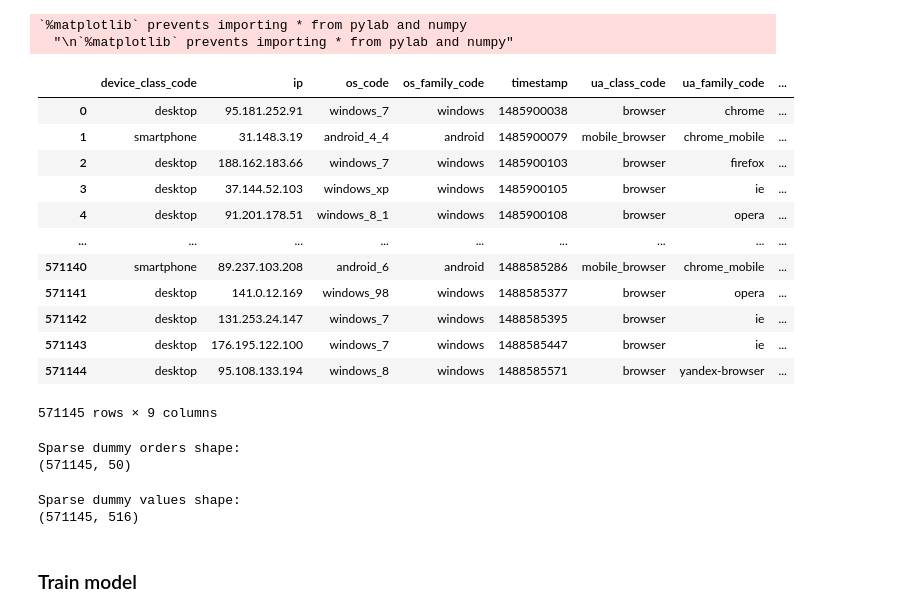
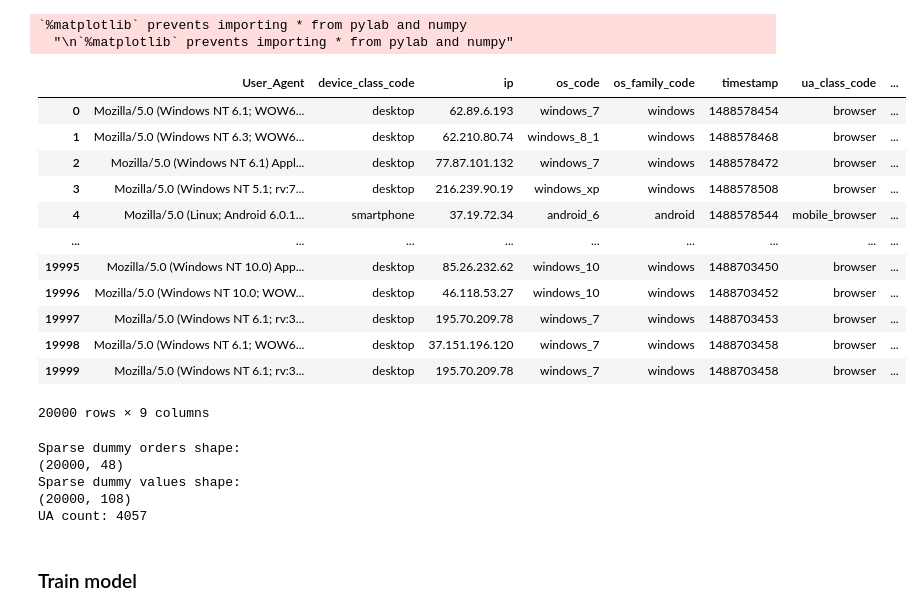
Before and after one commit to levabd/http-ml-antifraud, a Jupyter notebook: 11-TrainSampleSizeExperiment.ipynb, the cells around one changed output. Saved outputs shown, nothing was run; the diff lists cells and outputs as text; code cells hidden in the pictures.

```diff
--- a/11-TrainSampleSizeExperiment.ipynb
+++ b/11-TrainSampleSizeExperiment.ipynb
@@ -37,27 +43,27 @@ Populating the interactive namespace from numpy and matplotlib
 `%matplotlib` prevents importing * from pylab and numpy
   "\n`%matplotlib` prevents importing * from pylab and numpy"
 # %%
-main_data = np.load('df/main_data.npy').tolist()
-values_data = np.load('df/values_data.npy').tolist()
-order_data = np.load('df/order_data.npy').tolist()
+main_data = np.load('df/main2_data.npy').tolist()[:20000]
+values_data = np.load('df/values2_data.npy').tolist()[:20000]
+order_data = np.load('df/order2_data.npy').tolist()[:20000]
 
 main_df = pd.DataFrame(main_data)
 
 main_df
 # %% [output]
-|  | device_class_code | ip | os_code | os_family_code | timestamp | ua_class_code | ua_family_code | ... |
-| 0 | desktop | 95.181.252.91 | windows_7 | windows | 1485900038 | browser | chrome | ... |
-| 1 | smartphone | 31.148.3.19 | android_4_4 | android | 1485900079 | mobile_browser | chrome_mobile | ... |
-| 2 | desktop | 188.162.183.66 | windows_7 | windows | 1485900103 | browser | firefox | ... |
-| 3 | desktop | 37.144.52.103 | windows_xp | windows | 1485900105 | browser | ie | ... |
-| 4 | desktop | 91.201.178.51 | windows_8_1 | windows | 1485900108 | browser | opera | ... |
+|  | User_Agent | device_class_code | ip | os_code | os_family_code | timestamp | ua_class_code | ... |
+| 0 | Mozilla/5.0 (Windows NT 6.1; WOW6... | desktop | 62.89.6.193 | windows_7 | windows | 1488578454 | browser | ... |
+| 1 | Mozilla/5.0 (Windows NT 6.3; WOW6... | desktop | 62.210.80.74 | windows_8_1 | windows | 1488578468 | browser | ... |
+| 2 | Mozilla/5.0 (Windows NT 6.1) Appl... | desktop | 77.87.101.132 | windows_7 | windows | 1488578472 | browser | ... |
+| 3 | Mozilla/5.0 (Windows NT 5.1; rv:7... | desktop | 216.239.90.19 | windows_xp | windows | 1488578508 | browser | ... |
+| 4 | Mozilla/5.0 (Linux; Android 6.0.1... | smartphone | 37.19.72.34 | android_6 | android | 1488578544 | mobile_browser | ... |
 | ... | ... | ... | ... | ... | ... | ... | ... | ... |
-| 571140 | smartphone | 89.237.103.208 | android_6 | android | 1488585286 | mobile_browser | chrome_mobile | ... |
-| 571141 | desktop | 141.0.12.169 | windows_98 | windows | 1488585377 | browser | opera | ... |
-| 571142 | desktop | 131.253.24.147 | windows_7 | windows | 1488585395 | browser | ie | ... |
-| 571143 | desktop | 176.195.122.100 | windows_7 | windows | 1488585447 | browser | ie | ... |
-| 571144 | desktop | 95.108.133.194 | windows_8 | windows | 1488585571 | browser | yandex-browser | ... |
+| 19995 | Mozilla/5.0 (Windows NT 10.0) App... | desktop | 85.26.232.62 | windows_10 | windows | 1488703450 | browser | ... |
+| 19996 | Mozilla/5.0 (Windows NT 10.0; WOW... | desktop | 46.118.53.27 | windows_10 | windows | 1488703452 | browser | ... |
+| 19997 | Mozilla/5.0 (Windows NT 6.1; rv:3... | desktop | 195.70.209.78 | windows_7 | windows | 1488703453 | browser | ... |
+| 19998 | Mozilla/5.0 (Windows NT 6.1; WOW6... | desktop | 37.151.196.120 | windows_7 | windows | 1488703458 | browser | ... |
+| 19999 | Mozilla/5.0 (Windows NT 6.1; rv:3... | desktop | 195.70.209.78 | windows_7 | windows | 1488703458 | browser | ... |
-571145 rows × 9 columns
+20000 rows × 9 columns
 # %%
 important_values_keys_set = {
     'Accept',
@@ -78,7 +84,7 @@ important_orders_keys_set = {
 orders_vectorizer = sklearn.feature_extraction.DictVectorizer(sparse=True, dtype=float)
 values_vectorizer = sklearn.feature_extraction.DictVectorizer(sparse=True, dtype=float)
 
-list_ua = pd.DataFrame(main_data).ua_string.value_counts().index.tolist()
+list_ua = pd.DataFrame(main_data).User_Agent.value_counts().index.tolist()
 
 # For NaN Useragent
 list_ua.append('NaN')
@@ -93,12 +99,15 @@ from sklearn import preprocessing
 
 lb = preprocessing.LabelBinarizer(sparse_output=True)
 lb.fit(list_ua)
-y = lb.transform(pd.DataFrame(main_data).ua_string.fillna('NaN'))
+#y = lb.transform(pd.DataFrame(main_data).User_Agent.fillna('NaN'))
+y = pd.DataFrame(main_data).User_Agent.fillna('NaN')
+print("UA count: {}".format(len(list_ua)))
 # %% [output]
 Sparse dummy orders shape:
-(571145, 50)
+(20000, 48)
+Sparse dummy values shape:
+(20000, 108)
+UA count: 4057
-Sparse dummy values shape:
-(571145, 516)
 # %% [markdown]
 ### Train model
 # %%
```
Also changed, not shown: parts of 13 cells of this notebook, 2 other files.
